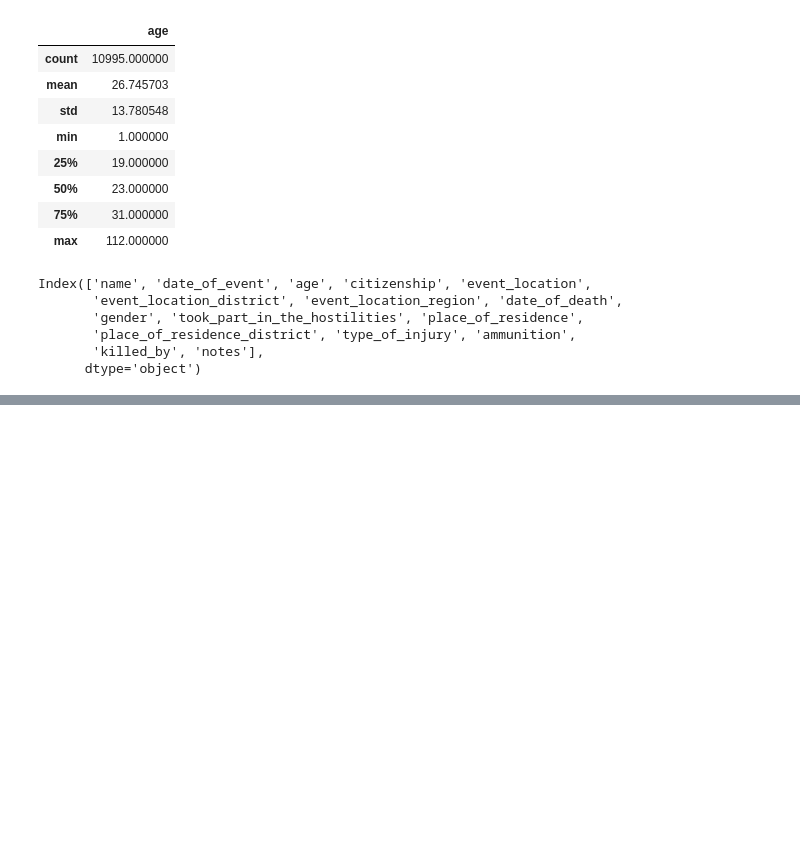
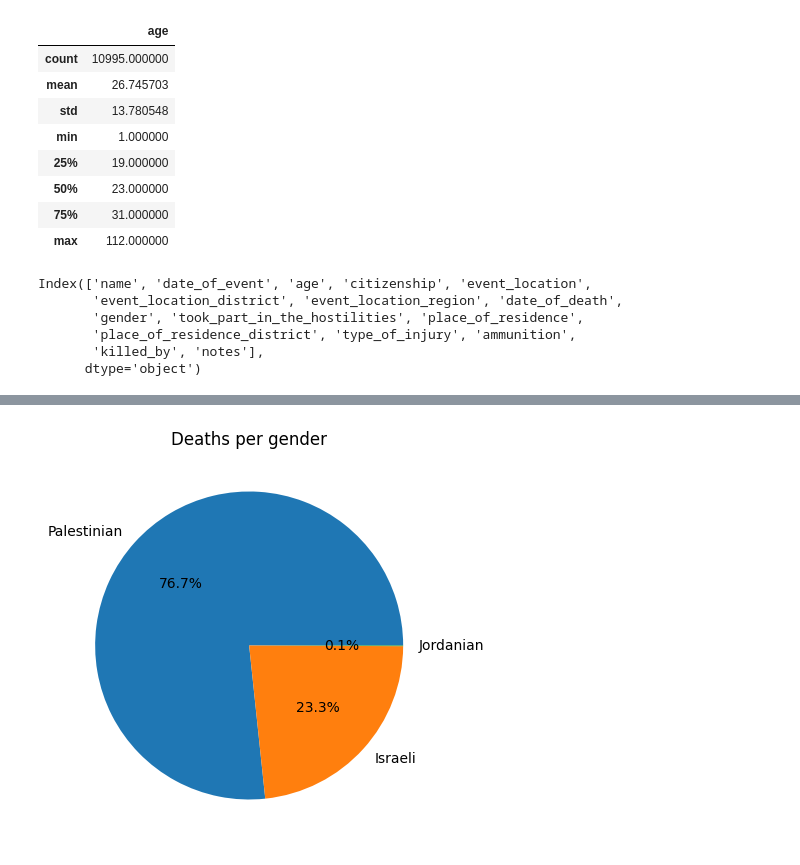
Before and after one commit to DanielMPMatCom/Israeli-Palestinian-Conflict-Statistics-Project, a Jupyter notebook: main.ipynb, the cells around one changed output, grey strips where cells are left out. Cells and saved outputs as stored; diff of their text form; code cells hidden in the pictures; blank space fills up the shorter version.

```diff
--- a/main.ipynb
+++ b/main.ipynb
@@ -41,0 +152,8 @@ Index(['name', 'date_of_event', 'age', 'citizenship', 'event_location',
+# %%
+# Plotting
+plt.figure(figsize=(5, 5))  # Optional: Adjust the figure size
+plt.pie(sorted_result, labels=sorted_result.index, autopct='%1.1f%%')
+plt.title('Deaths per gender')
+plt.show()
+# %% [output]
+[figure, added]
```
Also changed, not shown: parts of 12 cells of this notebook, 1 other file.
